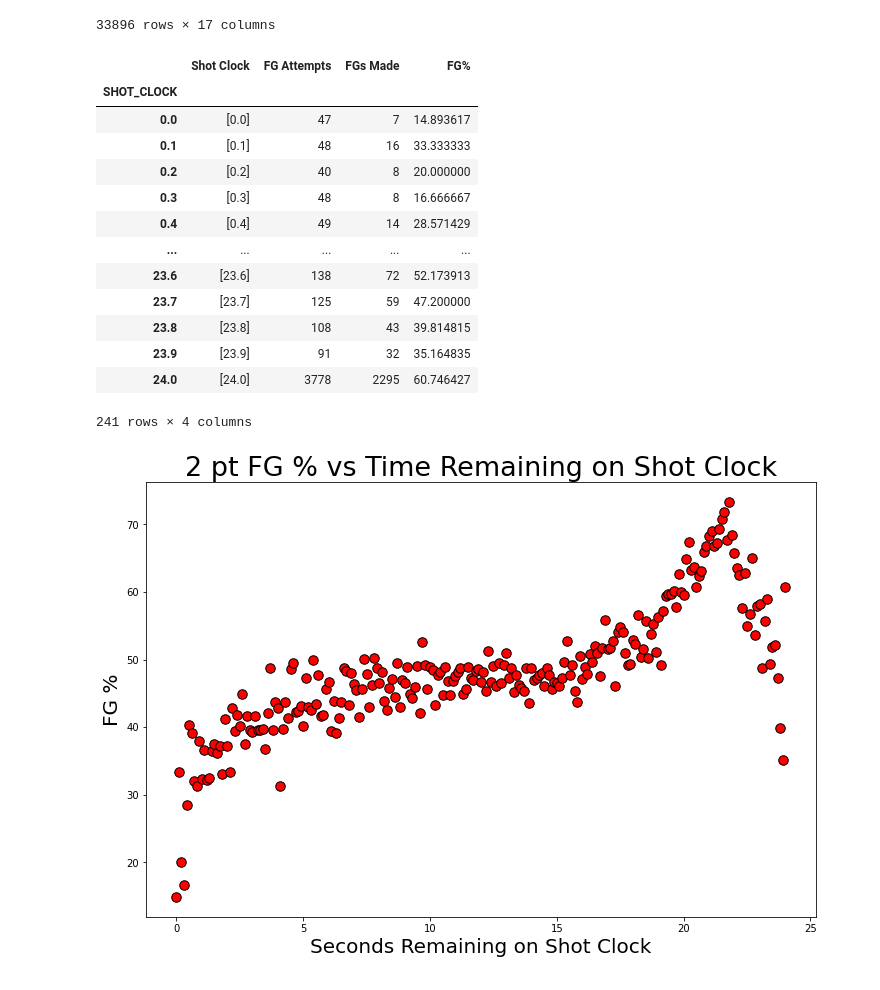
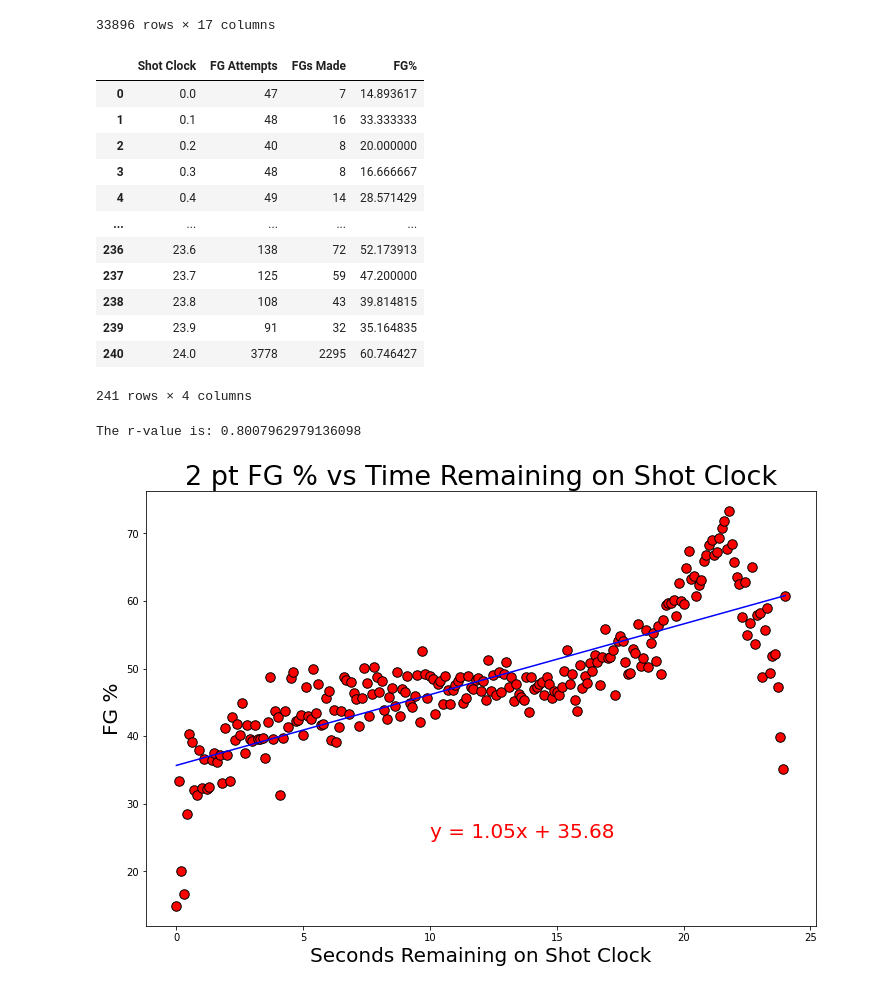
Before and after one commit to briennecole/NBA_Shot_Analysis, a Jupyter notebook: NBA_exploratory_analysis_Pete.ipynb, the cells around one changed output. Saved outputs shown, nothing was run; the diff lists cells and outputs as text; code cells hidden in the pictures.

Commit message:
finalized data for FG% vs shot clock times and added linear regression lines/r-values to charts

```diff
--- a/NBA_exploratory_analysis_Pete.ipynb
+++ b/NBA_exploratory_analysis_Pete.ipynb
@@ -278,53 +282,59 @@ fg_percent2 = shots_made2 / shot_clock_shots2 * 100
 
 # make a new dataframe for graphing
 graph_df2 = pd.DataFrame({
-    "Shot Clock": shot_clock_remaining2,
     "FG Attempts": shot_clock_shots2,
     "FGs Made": shots_made2,
     "FG%": fg_percent2
 })
 
+graph_df2 = graph_df2.reset_index()
+graph_df2 = graph_df2.rename(columns={"SHOT_CLOCK": "Shot Clock"})
+
 graph_df2
 # %% [output]
 |  | Shot Clock | FG Attempts | FGs Made | FG% |
-| SHOT_CLOCK |  |  |  |  |
-| 0.0 | [0.0] | 47 | 7 | 14.893617 |
-| 0.1 | [0.1] | 48 | 16 | 33.333333 |
-| 0.2 | [0.2] | 40 | 8 | 20.000000 |
-| 0.3 | [0.3] | 48 | 8 | 16.666667 |
-| 0.4 | [0.4] | 49 | 14 | 28.571429 |
+| 0 | 0.0 | 47 | 7 | 14.893617 |
+| 1 | 0.1 | 48 | 16 | 33.333333 |
+| 2 | 0.2 | 40 | 8 | 20.000000 |
+| 3 | 0.3 | 48 | 8 | 16.666667 |
+| 4 | 0.4 | 49 | 14 | 28.571429 |
 | ... | ... | ... | ... | ... |
-| 23.6 | [23.6] | 138 | 72 | 52.173913 |
-| 23.7 | [23.7] | 125 | 59 | 47.200000 |
-| 23.8 | [23.8] | 108 | 43 | 39.814815 |
-| 23.9 | [23.9] | 91 | 32 | 35.164835 |
-| 24.0 | [24.0] | 3778 | 2295 | 60.746427 |
+| 236 | 23.6 | 138 | 72 | 52.173913 |
+| 237 | 23.7 | 125 | 59 | 47.200000 |
+| 238 | 23.8 | 108 | 43 | 39.814815 |
+| 239 | 23.9 | 91 | 32 | 35.164835 |
+| 240 | 24.0 | 3778 | 2295 | 60.746427 |
 241 rows × 4 columns
 # %%
 fig1, ax1 = plt.subplots(figsize=(12, 8))
 x_value = graph_df2["Shot Clock"]
 y_value = graph_df2["FG%"]
 
-# (slope, intercept, rvalue, pvalue, stderr) = linregress(x_value, y_value)
-# regress_values = x_value * slope + intercept
+(slope, intercept, rvalue, pvalue, stderr) = linregress(x_value, y_value)
+regress_values = x_value * slope + intercept
 
-# line_eq = "y = " + str(round(slope, 2)) + "x + " + str(round(intercept, 2))
+line_eq = "y = " + str(round(slope, 2)) + "x + " + str(round(intercept, 2))
 plt.scatter(x_value, y_value, s=90, c="r", edgecolor="k")
 
-# # plot regression line
-# plt.plot(x_value, regress_values, "b-")
+# plot regression line
+plt.plot(x_value, regress_values, "b-")
 
-# # print equation in graph
-# plt.annotate(line_eq, (0,0), fontsize=20, color="r")
+# print equation in graph
+plt.annotate(line_eq, (10,25), fontsize=20, color="r")
 
 # add labels for readibility
 plt.title("2 pt FG % vs Time Remaining on Shot Clock", fontsize=27)
 plt.xlabel("Seconds Remaining on Shot Clock", fontsize=20)
 plt.ylabel("FG %", fontsize=20)
 
+print(f"The r-value is: {rvalue}")
+
+plt.savefig("output_data/FG%2.png")
+
 plt.show()
 # %% [output]
+The r-value is: 0.8007962979136098
-[figure, old version]
+[figure, new version]
 # %%
 # find all the different timepoints
 shot_clock_timepoints3 = three_pointer.groupby(["SHOT_CLOCK"])
```
Also changed, not shown: parts of 5 cells of this notebook, 4 other files.
